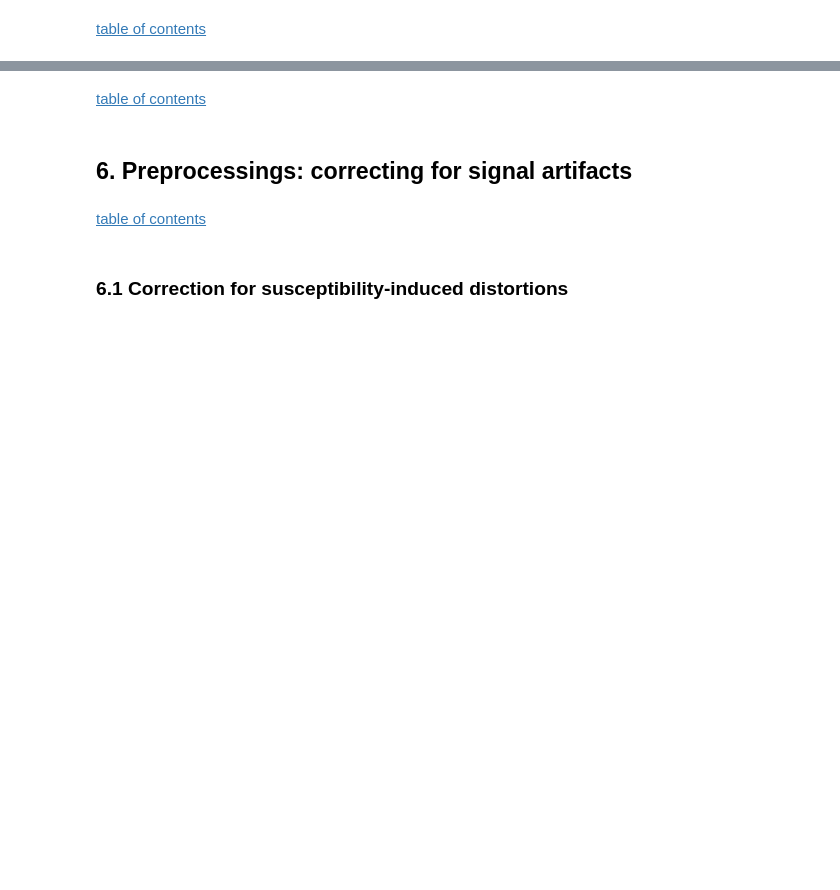
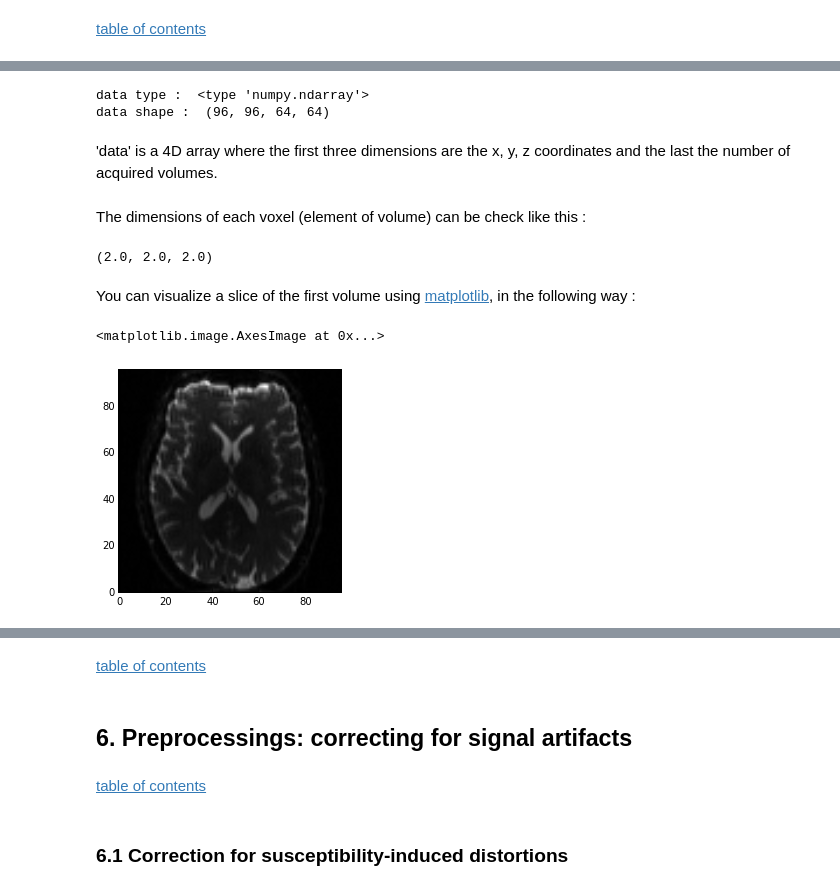
Before and after one commit to PaulineRoca/bme-master-dwmri, a Jupyter notebook: bme_dwi_practical.ipynb, the cells around one changed output, grey strips where cells are left out. Saved outputs shown, nothing was run; the diff lists cells and outputs as text; code cells hidden in the pictures; blank space fills up the shorter version.

```diff
--- a/bme_dwi_practical.ipynb
+++ b/bme_dwi_practical.ipynb
@@ -203,8 +92,0 @@ What is the utility of the b=0 acquisition ?
-# %%
-img_names_list = ['dw1.nii.gz','dw2.nii.gz','dw3.nii.gz']
-img_list = []
-for i,name in enumerate(images_list):
-    print i, ", ", name
-    image_filename = os.path.join(subj1_rawdatadir, name)
-    print image_filename
-    img_list.append(nib.load(image_filename))
@@ -303,0 +120,6 @@ NameError: name 'bvecs' is not defined
+# %%
+import numpy as np # Python package for handling arrays
+from os.path import expanduser, join
+home = expanduser('~')
+data1_dirname = join(home,'tp','fdt1','subj1_preproc')
+print data1_dirname
@@ -303,0 +136,7 @@ NameError: name 'bvecs' is not defined
+# %%
+dwi_fname = join(data1_dirname,'dwidata.nii.gz')
+print dwi_fname
+bvecs_fname = join(data1_dirname ,'bvecs')
+print bvecs_fname
+bvals_fname = join(data1_dirname,'bvals')
+print bvals_fname
@@ -303,0 +153,4 @@ NameError: name 'bvecs' is not defined
+# %%
+import nibabel as nib
+img = nib.load(dwi_fname)
+data = img.get_data()
@@ -303,0 +162,22 @@ NameError: name 'bvecs' is not defined
+# %%
+print "data type : ", type(data)
+print "data shape : ", data.shape
+# %% [output]
+data type :  <type 'numpy.ndarray'>
+data shape :  (96, 96, 64, 64)
+# %% [markdown]
+'data' is a 4D array where the first three dimensions are the x, y, z coordinates and the last the number of acquired volumes.
+# %% [markdown]
+The dimensions of each voxel (element of volume) can be check like this :
+# %%
+print(img.get_header().get_zooms()[:3])
+# %% [output]
+(2.0, 2.0, 2.0)
+# %% [markdown]
+You can visualize a slice of the first volume using [matplotlib](http://matplotlib.org/), in the following way :
+# %%
+import matplotlib.pyplot as plt # To make 2D plots
+plt.imshow(data[:, :, 32, 0].T, cmap='gray', origin= 'lower')
+# %% [output]
+<matplotlib.image.AxesImage at 0x...>
+[figure, added]
```
Also changed, not shown: parts of 87 cells of this notebook.
